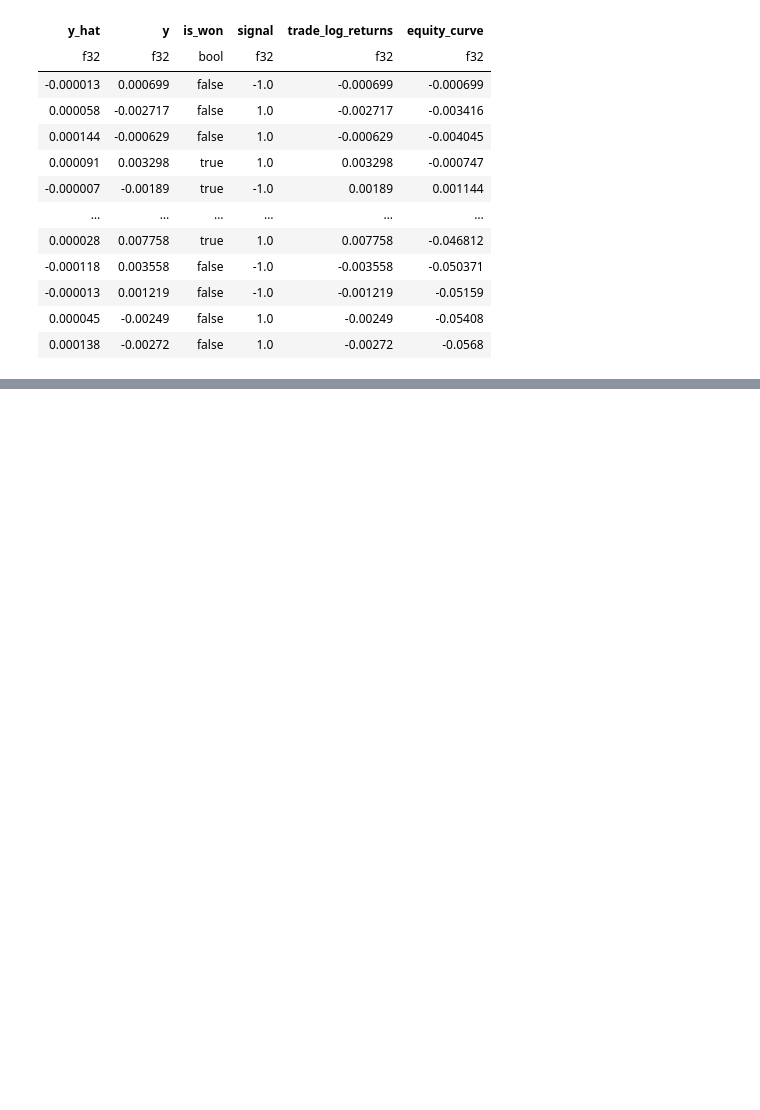
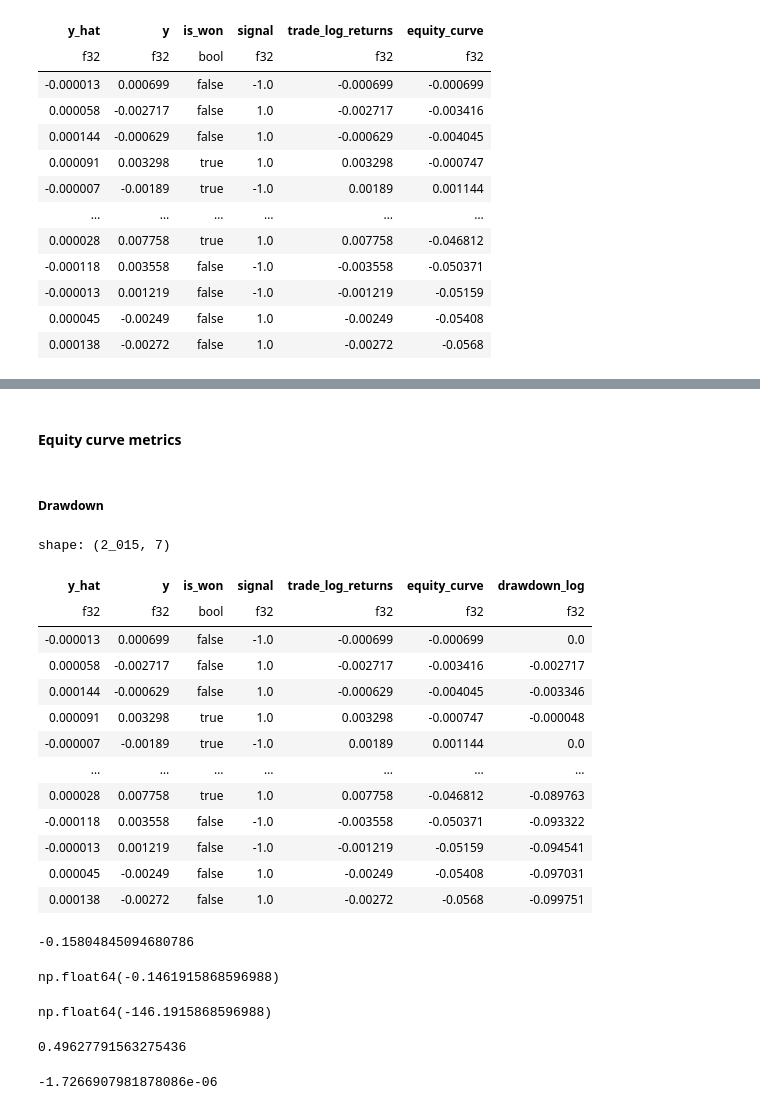
Before and after one commit to tech-ml-quant-luv/Machine-Learning-Engineer-in-Quant, a Jupyter notebook: Machine_learning_projects/quant_trading_strategy_from_scratch/Step_1_build_predictive_model.ipynb, the cells around one changed output, grey strips where cells are left out. Cells and saved outputs as stored; diff of their text form; code cells hidden in the pictures; blank space fills up the shorter version.

```diff
--- a/Machine_learning_projects/quant_trading_strategy_from_scratch/Step_1_build_predictive_model.ipynb
+++ b/Machine_learning_projects/quant_trading_strategy_from_scratch/Step_1_build_predictive_model.ipynb
@@ -510,0 +522,51 @@ trade_results.value_counts()
+# %% [markdown]
+#### Equity curve metrics
+# %% [markdown]
+##### Drawdown
+# %%
+trade_results = trade_results.with_columns(
+    (pl.col("equity_curve")-pl.col("equity_curve").cum_max()).alias("drawdown_log")
+)
+trade_results
+# %% [output]
+shape: (2_015, 7)
+| y_hat | y | is_won | signal | trade_log_returns | equity_curve | drawdown_log |
+| f32 | f32 | bool | f32 | f32 | f32 | f32 |
+| -0.000013 | 0.000699 | false | -1.0 | -0.000699 | -0.000699 | 0.0 |
+| 0.000058 | -0.002717 | false | 1.0 | -0.002717 | -0.003416 | -0.002717 |
+| 0.000144 | -0.000629 | false | 1.0 | -0.000629 | -0.004045 | -0.003346 |
+| 0.000091 | 0.003298 | true | 1.0 | 0.003298 | -0.000747 | -0.000048 |
+| -0.000007 | -0.00189 | true | -1.0 | 0.00189 | 0.001144 | 0.0 |
+| … | … | … | … | … | … | … |
+| 0.000028 | 0.007758 | true | 1.0 | 0.007758 | -0.046812 | -0.089763 |
+| -0.000118 | 0.003558 | false | -1.0 | -0.003558 | -0.050371 | -0.093322 |
+| -0.000013 | 0.001219 | false | -1.0 | -0.001219 | -0.05159 | -0.094541 |
+| 0.000045 | -0.00249 | false | 1.0 | -0.00249 | -0.05408 | -0.097031 |
+| 0.000138 | -0.00272 | false | 1.0 | -0.00272 | -0.0568 | -0.099751 |
+# %%
+max_drawdonw_log = trade_results["drawdown_log"].min()
+max_drawdonw_log
+# %% [output]
+-0.15804845094680786
+# %%
+drawdown_pct = np.exp(max_drawdonw_log)-1
+drawdown_pct
+# %% [output]
+np.float64(-0.1461915868596988)
+# %%
+example_equity_peak = 1000
+example_equity_peak * drawdown_pct
+# %% [output]
+np.float64(-146.1915868596988)
+# %%
+win_rate = trade_results["is_won"].mean()
+win_rate
+# %% [output]
+0.49627791563275436
+# %%
+avg_win = trade_results.filter(pl.col("is_won")==True)["trade_log_returns"].mean()
+avg_loss = trade_results.filter(pl.col("is_won")==False)["trade_log_returns"].mean()
+expected_value = win_rate * avg_win * (1-win_rate) * avg_loss
+expected_value
+# %% [output]
+-1.7266907981878086e-06
```
Also changed, not shown: parts of 12 cells of this notebook.
